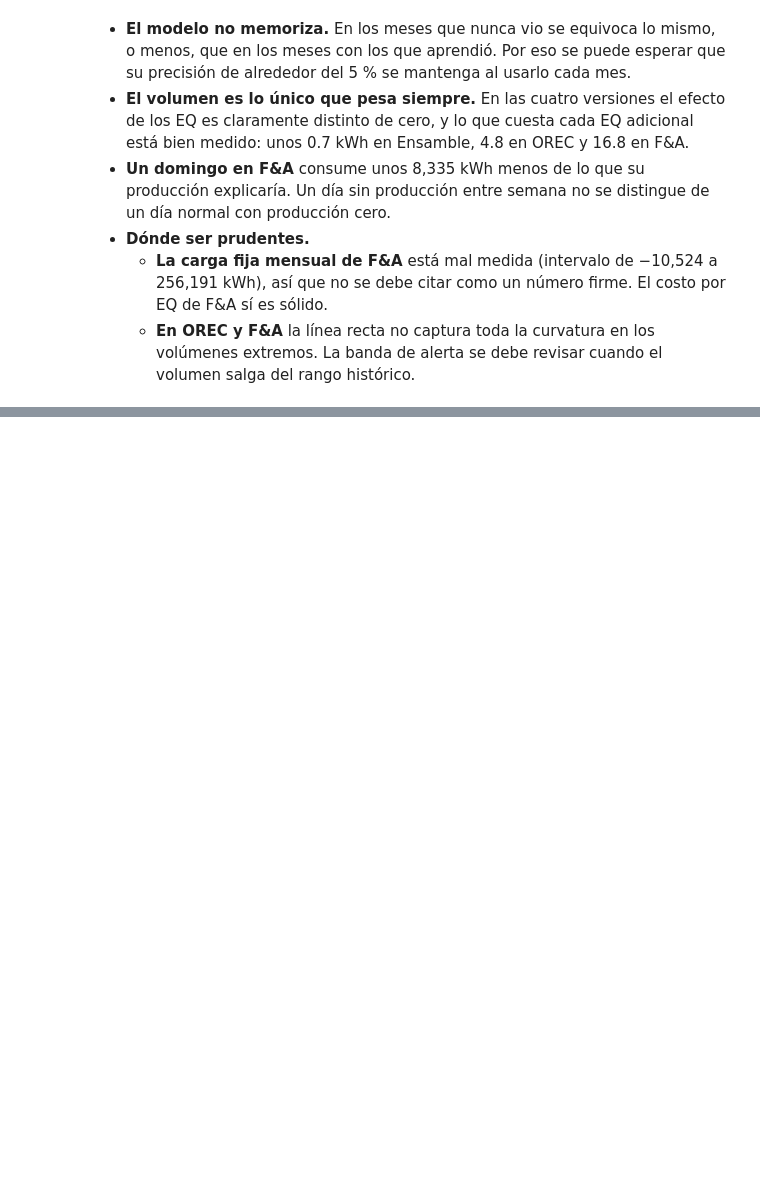
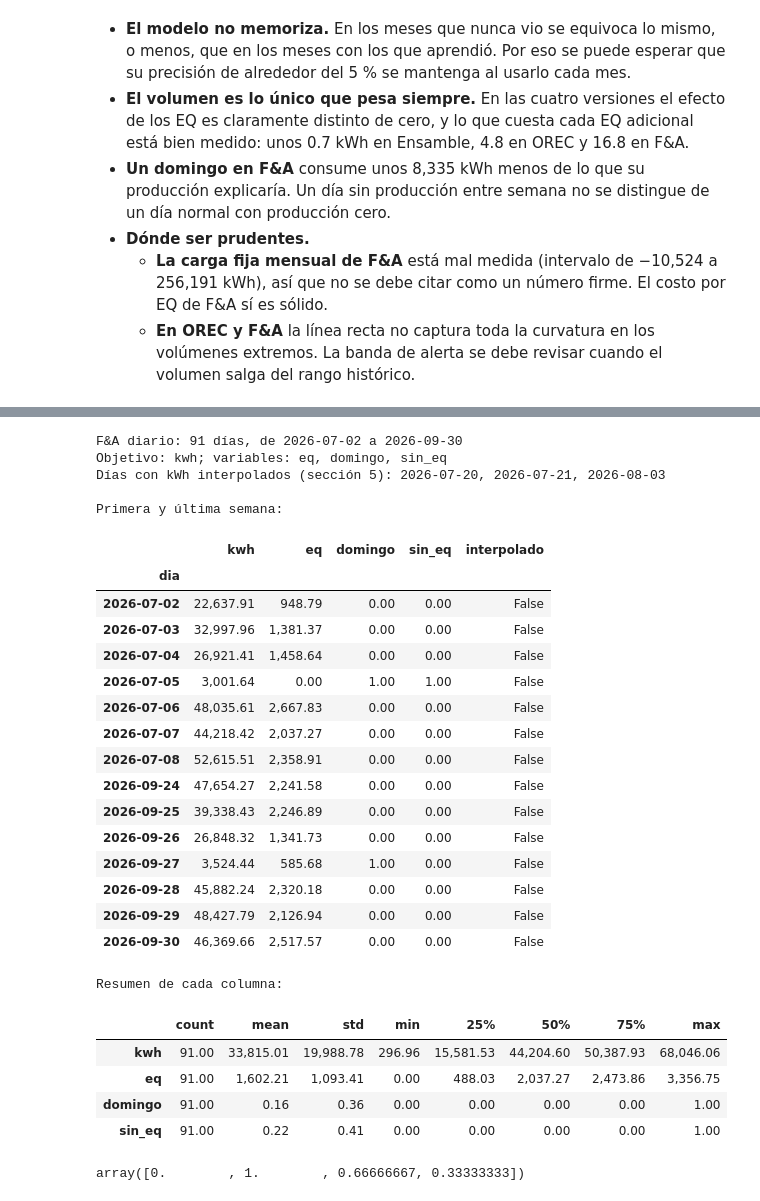
Before and after one commit to juanpablocarrillohortua/clarios_app, a Jupyter notebook: notebooks/further_search.ipynb, the cells around one changed output, grey strips where cells are left out. Drawn from its saved outputs; the diff is of its cells as text; code cells hidden in the pictures; blank space fills up the shorter version.

Commit message:
notebook: further details of the model

```diff
--- a/notebooks/further_search.ipynb
+++ b/notebooks/further_search.ipynb
@@ -2695,0 +2792,44 @@ plt.show()
+# %%
+# The frame the daily F&A model is fitted on: one row per day, its target and its variables
+name, frame, features, *_ = CASES[-1]
+shown = frame[[TARGET, *features]].assign(interpolado=~frame.index.isin(fa_model_data.index))
+print(f"{name}: {len(shown)} días, de {shown.index.min():%Y-%m-%d} a {shown.index.max():%Y-%m-%d}")
+print(f"Objetivo: {TARGET}; variables: {', '.join(features)}")
+filled = shown.index[shown["interpolado"]].strftime("%Y-%m-%d")
+print(f"Días con kWh interpolados (sección 5): {', '.join(filled)}")
+print("\nPrimera y última semana:")
+display(pd.concat([shown.head(WEEK), shown.tail(WEEK)]))
+print("Resumen de cada columna:")
+display(shown[[TARGET, *features]].describe().T)
+# %% [output]
+F&A diario: 91 días, de 2026-07-02 a 2026-09-30
+Objetivo: kwh; variables: eq, domingo, sin_eq
+Días con kWh interpolados (sección 5): 2026-07-20, 2026-07-21, 2026-08-03
+
+Primera y última semana:
+|  | kwh | eq | domingo | sin_eq | interpolado |
+| dia |  |  |  |  |  |
+| 2026-07-02 | 22,637.91 | 948.79 | 0.00 | 0.00 | False |
+| 2026-07-03 | 32,997.96 | 1,381.37 | 0.00 | 0.00 | False |
+| 2026-07-04 | 26,921.41 | 1,458.64 | 0.00 | 0.00 | False |
+| 2026-07-05 | 3,001.64 | 0.00 | 1.00 | 1.00 | False |
+| 2026-07-06 | 48,035.61 | 2,667.83 | 0.00 | 0.00 | False |
+| 2026-07-07 | 44,218.42 | 2,037.27 | 0.00 | 0.00 | False |
+| 2026-07-08 | 52,615.51 | 2,358.91 | 0.00 | 0.00 | False |
+| 2026-09-24 | 47,654.27 | 2,241.58 | 0.00 | 0.00 | False |
+| 2026-09-25 | 39,338.43 | 2,246.89 | 0.00 | 0.00 | False |
+| 2026-09-26 | 26,848.32 | 1,341.73 | 0.00 | 0.00 | False |
+| 2026-09-27 | 3,524.44 | 585.68 | 1.00 | 0.00 | False |
+| 2026-09-28 | 45,882.24 | 2,320.18 | 0.00 | 0.00 | False |
+| 2026-09-29 | 48,427.79 | 2,126.94 | 0.00 | 0.00 | False |
+| 2026-09-30 | 46,369.66 | 2,517.57 | 0.00 | 0.00 | False |
+Resumen de cada columna:
+|  | count | mean | std | min | 25% | 50% | 75% | max |
+| kwh | 91.00 | 33,815.01 | 19,988.78 | 296.96 | 15,581.53 | 44,204.60 | 50,387.93 | 68,046.06 |
+| eq | 91.00 | 1,602.21 | 1,093.41 | 0.00 | 488.03 | 2,037.27 | 2,473.86 | 3,356.75 |
+| domingo | 91.00 | 0.16 | 0.36 | 0.00 | 0.00 | 0.00 | 0.00 | 1.00 |
+| sin_eq | 91.00 | 0.22 | 0.41 | 0.00 | 0.00 | 0.00 | 0.00 | 1.00 |
+# %%
+shown["sin_eq"].unique()
+# %% [output]
+array([0.        , 1.        , 0.66666667, 0.33333333])
```
Also changed, not shown: parts of 5 cells of this notebook.
